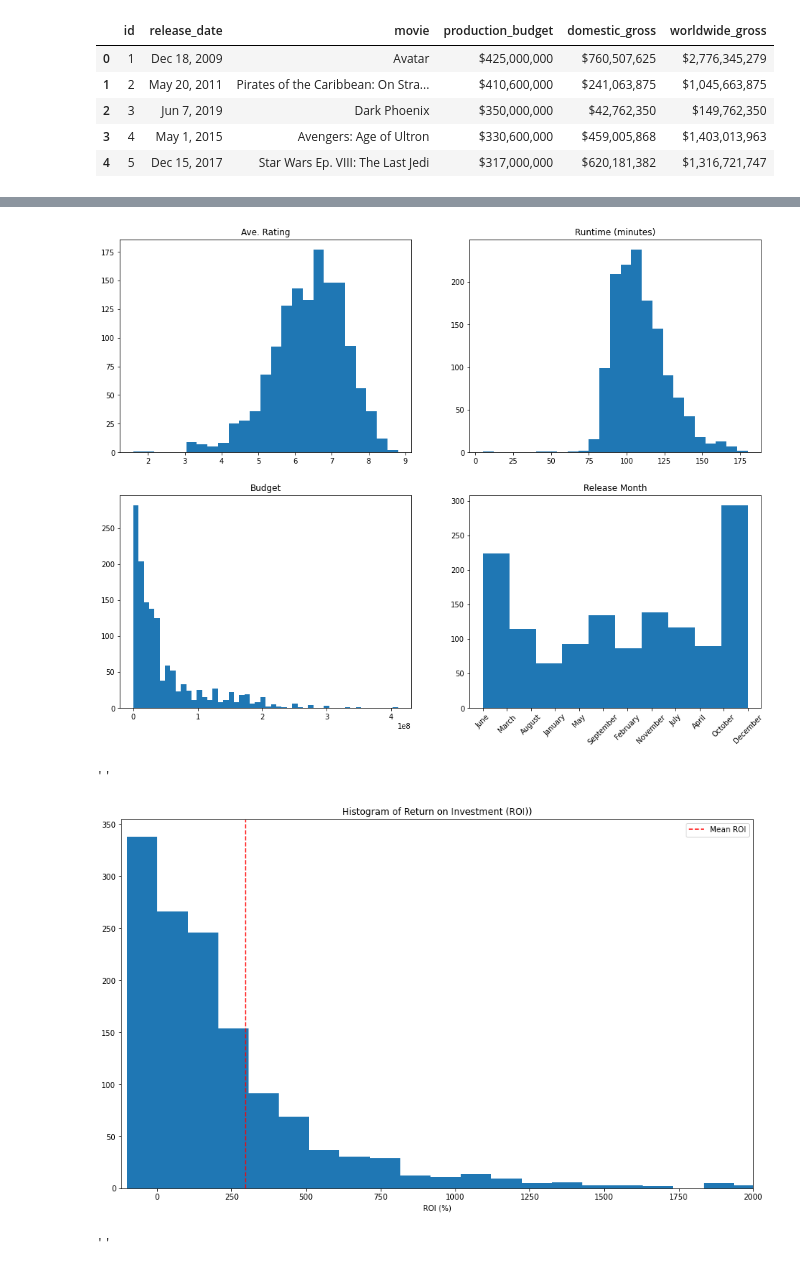
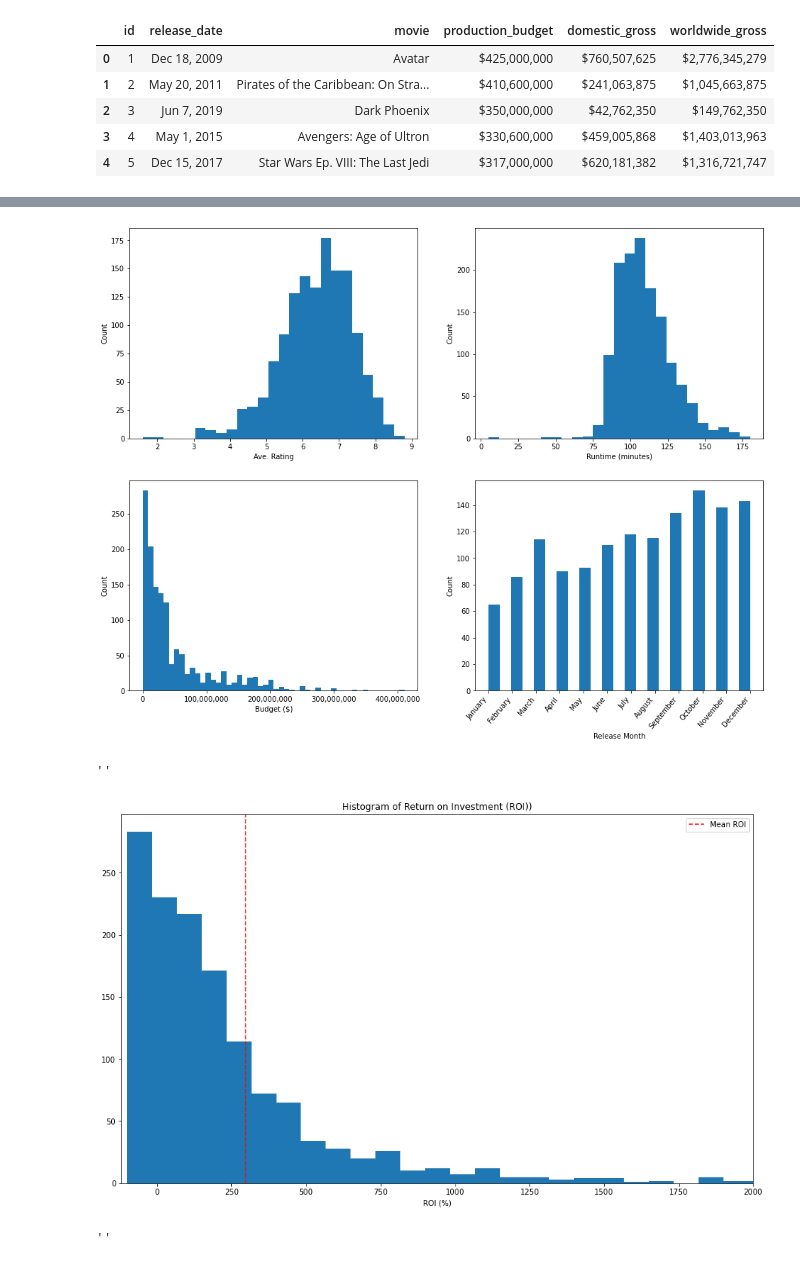
Before and after one commit to MattLeRoi/dsc-phase-2-project-v3, a Jupyter notebook: student.ipynb, the cells around one changed output, grey strips where cells are left out. Saved outputs shown, nothing was run; the diff lists cells and outputs as text; code cells hidden in the pictures.

```diff
--- a/student.ipynb
+++ b/student.ipynb
@@ -94,8 +59,11 @@ budget.production_budget = pd.to_numeric(budget.production_budget.str.replace('[
 budget.domestic_gross = pd.to_numeric(budget.domestic_gross.str.replace('[$,]',''))
 budget.worldwide_gross = pd.to_numeric(budget.worldwide_gross.str.replace('[$,]',''))
 # %%
-# Creating columns for release month, release year, profit (based on worldwide gross), and ROI (Return on Invenstment, as %)
-budget['month']= pd.to_datetime(budget['release_date']).dt.month_name()
+# Creating columns for release month, release year, profit (based on worldwide gross),
+# and ROI (Return on Investment, as %, i.e.: a ROI of -50% is a loss of half of the
+# production budget, a ROI of 0% is break-even, and a ROI of 75% is a 75% profit)
+
+budget['month']= pd.to_datetime(budget['release_date']).dt.month
 budget['year']= pd.to_datetime(budget['release_date']).dt.year
 budget['profit'] = budget.worldwide_gross - budget.production_budget
 budget['roi'] = 100*budget.profit/budget.production_budget
@@ -265,21 +170,28 @@ imdbudget_adj
 # %%
 fig, axs = plt.subplots(2,2, figsize=(16,12))
-axs[0, 0].hist(imdbudget_adj.averagerating, bins=25)
-axs[0, 0].set_title('Ave. Rating')
-axs[0, 1].hist(imdbudget_adj.runtime_minutes, bins=25)
-axs[0, 1].set_title('Runtime (minutes)')
-axs[1, 0].hist(imdbudget_adj.production_budget, bins=50)
-axs[1, 0].set_title('Budget')
-axs[1, 1].hist(imdbudget_adj.month)
-axs[1, 1].set_title('Release Month')
+axs[0, 0].hist(imdb_budget.averagerating, bins=25)
+axs[0, 0].set_xlabel('Ave. Rating')
+axs[0, 1].hist(imdb_budget.runtime_minutes, bins=25)
+axs[0, 1].set_xlabel('Runtime (minutes)')
+axs[1, 0].hist(imdb_budget.production_budget, bins=50)
+axs[1, 0].set_xlabel('Budget ($)')
+axs[1, 0].xaxis.set_major_formatter(ticker.StrMethodFormatter('{x:,.0f}'))
+axs[1, 1].hist(imdb_budget.month, bins=23)
+axs[1, 1].set_xlabel('Release Month')
+axs[1, 1].set_xticks(range(1, 13, 1))
+axs[1, 1].set_xticklabels(['January','February','March','April','May','June','July','August','September','October','November','December'], ha='right')
+
+
+for ax in axs.flat:
+    ax.set(ylabel='Count')
 
 for tick in axs[1, 1].get_xticklabels():
-    tick.set_rotation(45)
+    tick.set_rotation(50)
 # %% [output]
-[figure, old version]
+[figure, new version]
 # %%
 fig, ax = plt.subplots(figsize=(15,9))
-plt.hist(imdbudget_adj.roi, bins=100)
+plt.hist(imdb_budget.roi, bins=500)
 
 ax.set_title('Histogram of Return on Investment (ROI))')
 ax.set_xlabel('ROI (%)')
@@ -289,7 +201,7 @@ plt.legend()
 ;
 # %% [output]
 ''
-[figure, old version]
+[figure, new version]
 # %%
 fig, ax = plt.subplots(figsize=(15,9))
 plt.scatter(imdb_budget.production_budget,imdb_budget.roi)
```
Also changed, not shown: parts of 59 cells of this notebook.
